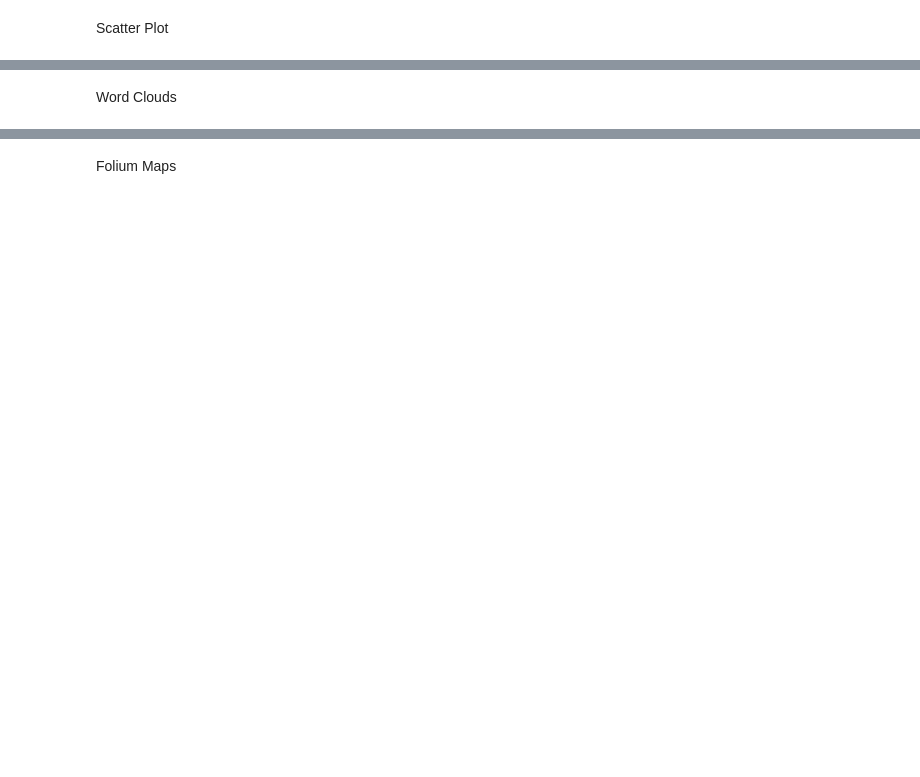
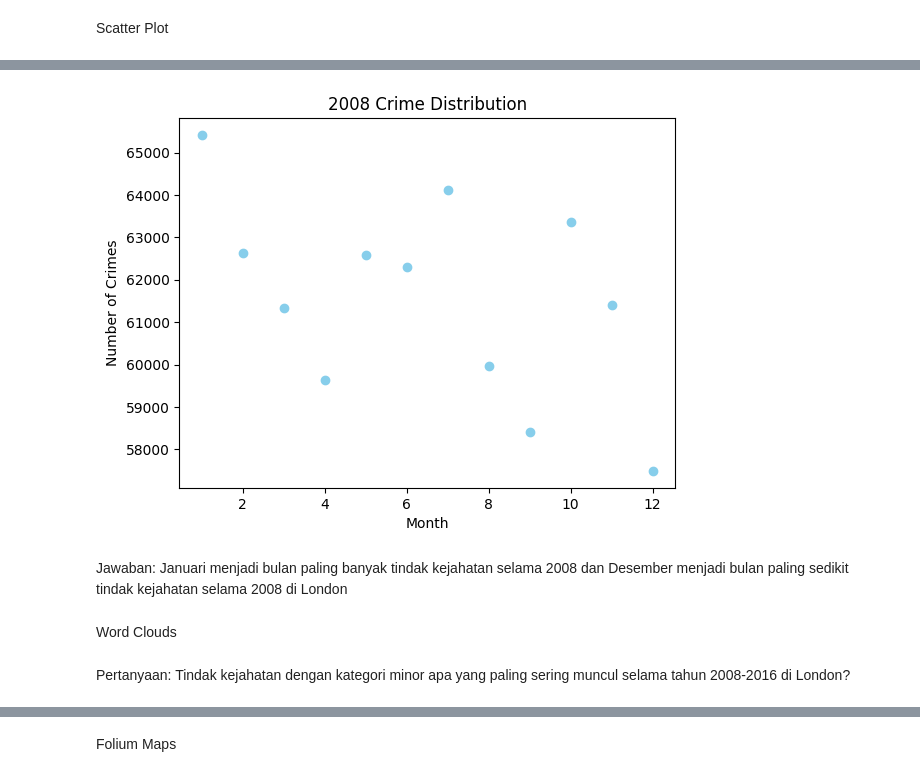
Before and after one commit to fyurisman/PYTN_1_112_Felix, a Jupyter notebook: assignment1.ipynb, the cells around one changed output, grey strips where cells are left out. Drawn from its saved outputs; the diff is of its cells as text; code cells hidden in the pictures; blank space fills up the shorter version.

```diff
--- a/assignment1.ipynb
+++ b/assignment1.ipynb
@@ -184,0 +222,7 @@ Scatter Plot
+# %%
+# data preprocessing
+scatter_df = df.loc[(df["year"] == 2008)]
+scatter_df = scatter_df.groupby("month", sort=True)["value"].sum()
+scatter_df = scatter_df.reset_index()
+scatter_df.columns.values[1] = "value"
+scatter_df.head()
@@ -185,3 +236,16 @@ Scatter Plot
+# %%
+# plot the data
+plt.scatter(scatter_df["month"], scatter_df["value"], color="skyblue")
+plt.ylabel("Number of Crimes")
+plt.xlabel("Month")
+plt.title("2008 Crime Distribution")
+plt.show()
+# %% [output]
+[figure, added]
+# %% [markdown]
+Jawaban: Januari menjadi bulan paling banyak tindak kejahatan selama 2008 dan Desember menjadi bulan paling sedikit tindak kejahatan selama 2008 di London
 # %% [markdown]
 Word Clouds
+# %% [markdown]
+Pertanyaan: Tindak kejahatan dengan kategori minor apa yang paling sering muncul selama tahun 2008-2016 di London?
 # %%
```
Also changed, not shown: parts of 31 cells of this notebook.
